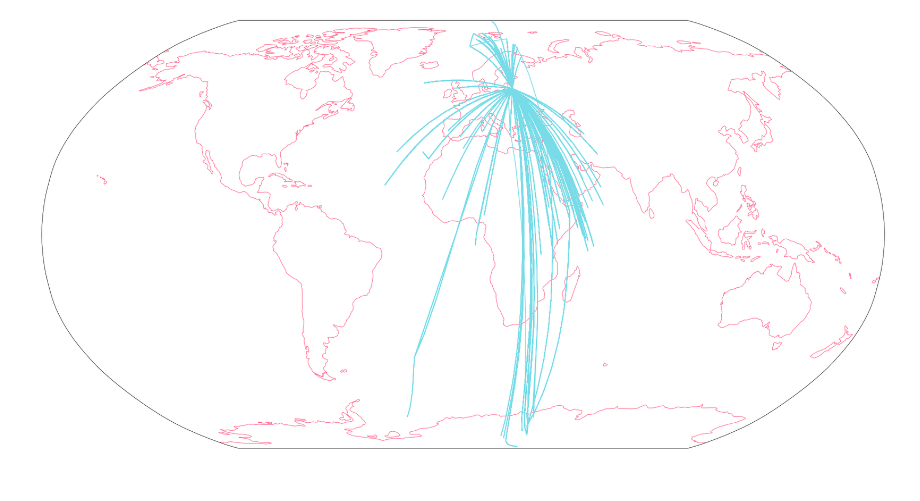
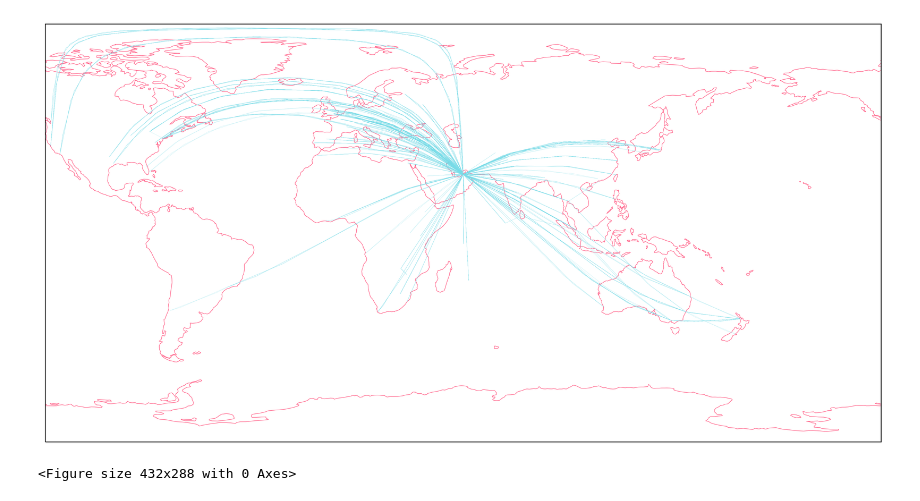
Before and after one commit to maco-data/Flight-History, a Jupyter notebook: notebook_changes.ipynb, the cells around one changed output. Cells and saved outputs as stored; diff of their text form; code cells hidden in the pictures.

Commit message:
-Added bg image to be use later -Fixed code to display routes properly

```diff
--- a/notebook_changes.ipynb
+++ b/notebook_changes.ipynb
@@ -8,37 +8,51 @@ import cartopy.crs as ccrs
 # %%
 def main(in_file_name):
 
-    fig = plt.figure(figsize = (30.0, 30.0))
+    fig = plt.figure(figsize = (15.0, 15.0), dpi = 300)
 
     # add_subplot(nrows, ncols, index, **kwargs)
-    ax = fig.add_subplot(1, 1, 1, projection = ccrs.Robinson())
+    # central_longitude "55.2708" is DXB longitude, centering the map on Dubai
+    ax = fig.add_subplot(1, 1, 1, projection = ccrs.PlateCarree(central_longitude=55.2708))
+
+    # background image
+    #ax.add_image(color = 'black')
 
     # make the map global
     ax.set_global()
 
-    ax.coastlines(color = '#ff6188')
+    # set coastlines color to "FAUX-STRAWBERRY"
+    ax.coastlines(color = '#ff6188', linewidth= 0.5)
 
-    # define the expected CSV columns
+    # define the expected CSV columns to be use
     csv_cols = ('dep_lat', 'dep_lon', 'arr_lat', 'arr_lon', 'flight_nb')
 
-    #read the csv
+    # read the csv
+    # set the data
     routes = pd.read_csv(in_file_name, names = csv_cols, na_values = ['\\N'], sep = ',', skiprows = 1)
 
-    #for i, route in enumarate(routes.sort_values(by = 'flight_nb', ascending = True).iterrows()):
-
-        #route = route[1]
+    # put the lons and lats separated
+    dep_lon, dep_lat = routes['dep_lon'], routes['dep_lat']
+    arr_lon, arr_lat = routes['arr_lon'], routes ['arr_lat']
 
     # need to rewrap column in Series to apply key function
-    ax.plot(routes['dep_lat'],routes['dep_lon'], color = '#78dce8', transform=ccrs.Geodetic())
     #ax.plot, transform=ccrs.PlateCarree())
-    ax.plot(routes['arr_lat'], routes['arr_lon'], color = '#78dce8', transform=ccrs.Geodetic())
-    #ax.plot(, transform=ccrs.PlateCarree())
+    #ax.plot(routes['dep_lat'],routes['dep_lon'], color = '#78dce8', transform=ccrs.Geodetic())
+    #ax.plot(routes['arr_lat'], routes['arr_lon'], color = '#78dce8', transform=ccrs.Geodetic())
 
-                  # save the map
+    # new one
+    # defines the data and the color of the line "FAUX-SKY BLUE"
+    # "Geodetic()" set the lines in the spherical shape of the world
+    ax.plot([dep_lon, arr_lon], [dep_lat, arr_lat], color = '#78dce8',linewidth= 0.1, transform=ccrs.Geodetic())
+
+    # display the map
     plt.show()
+
+    # save output image of map
+    #plt.savefig('output.svg', dpi=300, facecolor='black')
 
 # to print the map
 if __name__ == '__main__':
     main('flight_map.csv')
 # %% [output]
-[figure, old version]
+[figure, new version]
+<Figure size 432x288 with 0 Axes>
```
Also changed, not shown: 3 other files.
